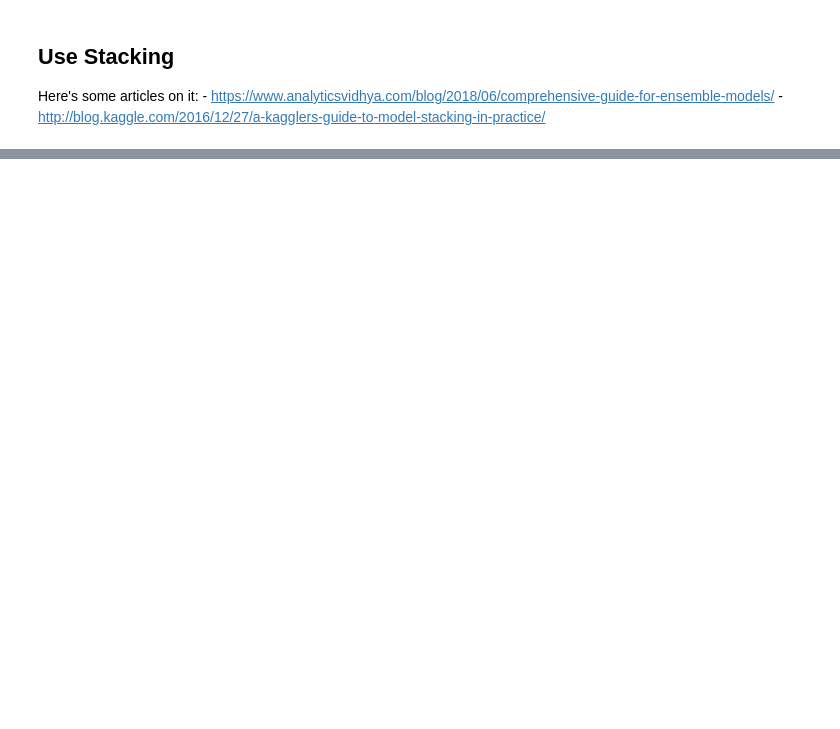
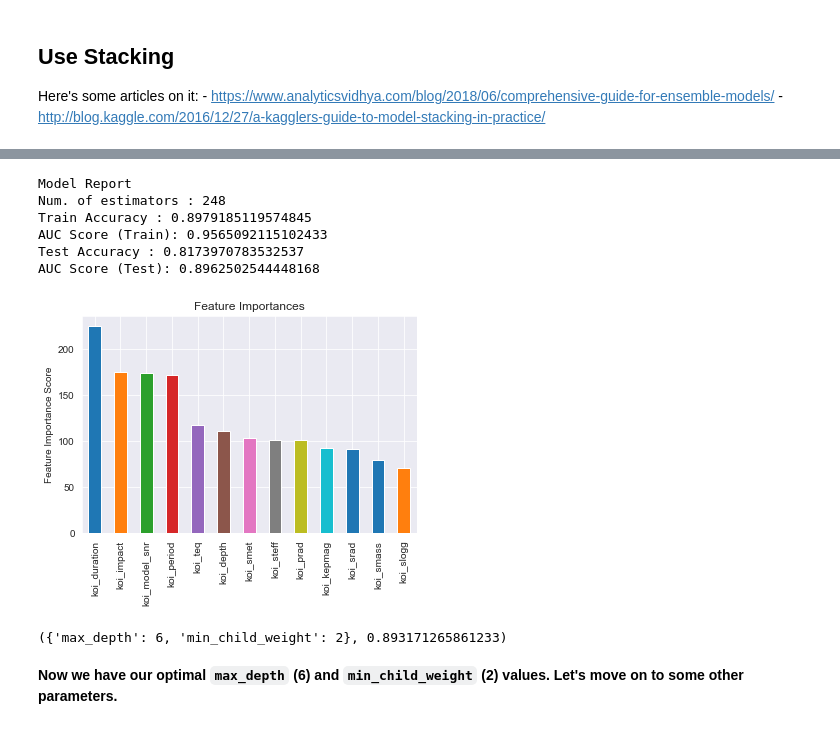
Before and after one commit to magnawhale/dsc-mod-5-project-online-ds-ft-051319, a Jupyter notebook: student.ipynb, the cells around one changed output, grey strips where cells are left out. Saved outputs shown, nothing was run; the diff lists cells and outputs as text; code cells hidden in the pictures; blank space fills up the shorter version.

```diff
--- a/student.ipynb
+++ b/student.ipynb
@@ -324,0 +465,11 @@ ranked_classifiers
+# %%
+# building a model with default parameters, testing two different kernels
+svc = SVC(random_state=42)
+svc_pipe = Pipeline(steps=[('pca', PCA(n_components=n_features)),
+                           ('svc', svc)])
+svc_params = {}
+
+clf_svc = GridSearchCV(svc_pipe, svc_params, cv=5)
+clf_svc.fit(X_train, y_train.koi_pdisposition.values)
+print('Train Score:', clf_svc.score(X_train,y_train.koi_pdisposition.values))
+print('Test Score:', clf_svc.score(X_test,y_test.koi_pdisposition.values))
@@ -335,14 +593,13 @@ Many thanks to this site: https://www.analyticsvidhya.com/blog/2016/03/complete-
 # %%
 # create a function to automate model fitting and visualizing feature importance
-def modelfit(alg, x_tr, y_tr, n_estims=1000, useTrainCV=True, early_stopping_rounds=50):
-    if useTrainCV:
-        xgb_param = alg.get_xgb_params()
-        xgtrain = xgb.DMatrix(x_tr, label=y_tr)
-        cvresult = xgb.cv(xgb_param, xgtrain,
-                          num_boost_round=n_estims,
-                          nfold=5, metrics='auc',
-                          early_stopping_rounds=early_stopping_rounds)
-        alg.set_params(n_estimators=cvresult.shape[0])
+def modelfit(alg, x_tr, y_tr, x_tst, y_tst, n_estims=1000, early_stopping_rounds=50):
+    xgb_param = alg.get_xgb_params()
+    xgtrain = xgb.DMatrix(x_tr, label=y_tr)
+    cvresult = xgb.cv(xgb_param, xgtrain,
+                      num_boost_round=n_estims,
+                      nfold=5, metrics='auc',
+                      early_stopping_rounds=early_stopping_rounds)
+    alg.set_params(n_estimators=cvresult.shape[0])
 
     #Fit the algorithm on the data
     alg.fit(x_tr, y_tr, eval_metric='auc')
@@ -350,15 +607,55 @@ def modelfit(alg, x_tr, y_tr, n_estims=1000, useTrainCV=True, early_stopping_rou
     #Predict training set:
     dtrain_predictions = alg.predict(x_tr)
     dtrain_predprob = alg.predict_proba(x_tr)[:,1]
+    #Predict testing set:
+    dtest_predictions = alg.predict(x_tst)
+    dtest_predprob = alg.predict_proba(x_tst)[:,1]
+
 
     #Print model report:
     print("Model Report")
     print(f"Num. of estimators : {cvresult.shape[0]}")
-    print(f"Accuracy : {metrics.accuracy_score(y_tr, dtrain_predictions)}")
+    print(f"Train Accuracy : {metrics.accuracy_score(y_tr, dtrain_predictions)}")
     print(f"AUC Score (Train): {metrics.roc_auc_score(y_tr, dtrain_predprob)}")
+    print(f"Test Accuracy : {metrics.accuracy_score(y_tst, dtest_predictions)}")
+    print(f"AUC Score (Test): {metrics.roc_auc_score(y_tst, dtest_predprob)}")
 
     feat_imp = pd.Series(alg.get_booster()\
                          .get_score(importance_type='weight'))\
                          .sort_values(ascending=False)
     feat_imp.plot(kind='bar', title='Feature Importances')
     plt.ylabel('Feature Importance Score')
+# %%
+xgb1 = XGBClassifier(learning_rate=0.1,
+                     n_estimators=1000,
+                     objective='binary:logistic',
+                     nthread=4,
+                     scale_pos_weight=1,
+                     seed=42)
+modelfit(xgb1, X_train, y_train.koi_pdisposition.values,
+         X_test, y_test.koi_pdisposition.values, 1000)
+# %% [output]
+Model Report
+Num. of estimators : 248
+Train Accuracy : 0.8979185119574845
+AUC Score (Train): 0.9565092115102433
+Test Accuracy : 0.8173970783532537
+AUC Score (Test): 0.8962502544448168
+[figure, added]
+# %%
+# Tuning max_depth and min_child_weight
+param_test1 = {'max_depth':range(3,10), 'min_child_weight':range(1,6)}
+gsearch1 = GridSearchCV(estimator = XGBClassifier(learning_rate=0.1,
+                                                  n_estimators=248,
+                                                  objective='binary:logistic',
+                                                  nthread=4,
+                                                  scale_pos_weight=1,
+                                                  seed=42),
+                        param_grid = param_test1,
+                        scoring='roc_auc',n_jobs=4, iid=False, cv=5)
+gsearch1.fit(X_train, y_train.koi_pdisposition.values)
+gsearch1.best_params_, gsearch1.best_score_
+# %% [output]
+({'max_depth': 6, 'min_child_weight': 2}, 0.893171265861233)
+# %% [markdown]
+**Now we have our optimal `max_depth` (6) and `min_child_weight` (2) values. Let's move on to some other parameters.**
```
Also changed, not shown: parts of 37 cells of this notebook.
